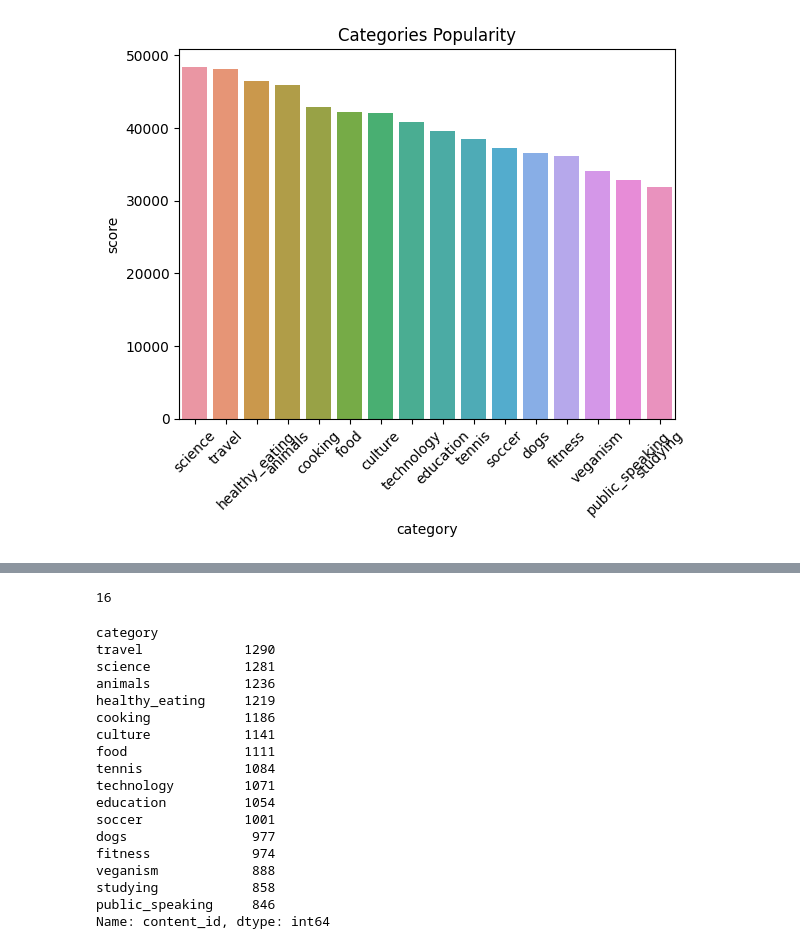
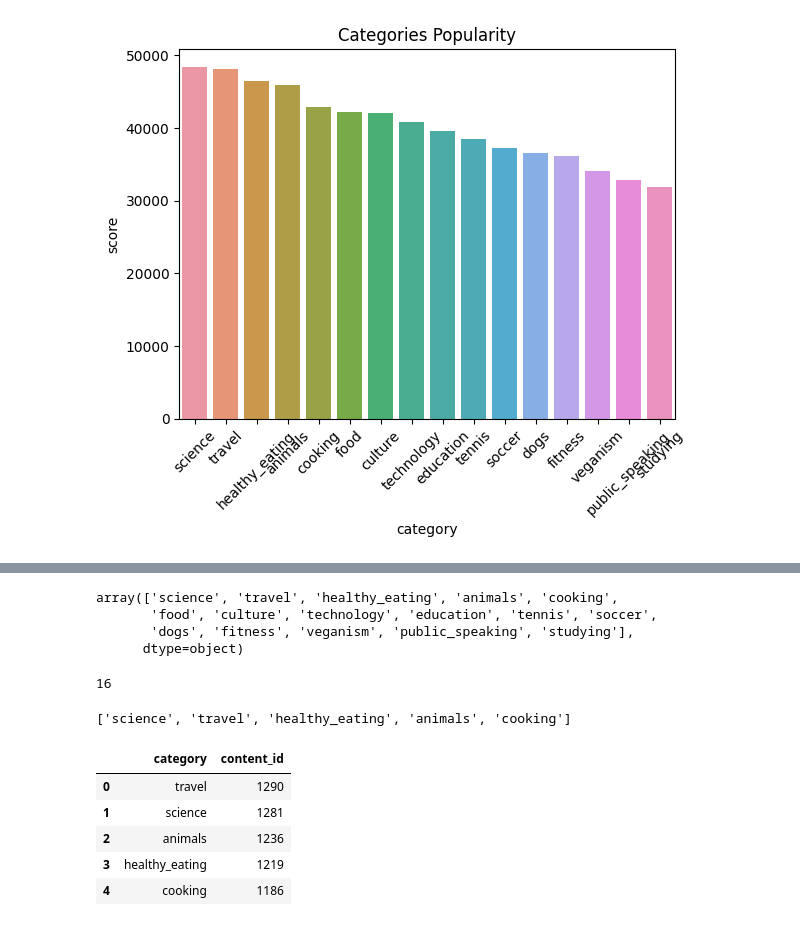
Before and after one commit to sarah-zhan/accenture_project1, a Jupyter notebook: main.ipynb, the cells around one changed output, grey strips where cells are left out. Drawn from its saved outputs; the diff is of its cells as text; code cells hidden in the pictures.

```diff
--- a/main.ipynb
+++ b/main.ipynb
@@ -235,27 +228,32 @@ array(['science', 'travel', 'healthy_eating', 'animals', 'cooking',
-# %%
-grouped.category.count()
-# %% [output]
-16
-# %%
-grouped_reactions = join_table.groupby("category")["content_id"].count().sort_values(ascending=False)
-grouped_reactions = pd.DataFrame(grouped_reactions)
-grouped_reactions = grouped_reactions.reset_index()
-# %% [output]
-category
-travel             1290
-science            1281
-animals            1236
-healthy_eating     1219
-cooking            1186
-culture            1141
-food               1111
-tennis             1084
-technology         1071
-education          1054
-soccer             1001
-dogs                977
-fitness             974
-veganism            888
-studying            858
-public_speaking     846
-Name: content_id, dtype: int64
+# %%
+#unique categories
+grouped.category.unique()
+# %% [output]
+array(['science', 'travel', 'healthy_eating', 'animals', 'cooking',
+       'food', 'culture', 'technology', 'education', 'tennis', 'soccer',
+       'dogs', 'fitness', 'veganism', 'public_speaking', 'studying'],
+      dtype=object)
+# %%
+# How many unique categories are there?
+grouped.category.count()
+# %% [output]
+16
+# %%
+list(grouped.head()["category"])
+# %% [output]
+['science', 'travel', 'healthy_eating', 'animals', 'cooking']
+# %%
+# How many reactions are there to the most popular category?
+grouped_reactions = join_table.groupby("category")["content_id"].count().sort_values(ascending=False)
+grouped_reactions = pd.DataFrame(grouped_reactions)
+grouped_reactions = grouped_reactions.reset_index()
+grouped_reactions = grouped_reactions.rename(columns={"index": "category"})
+grouped_reactions_top5 = grouped_reactions[(grouped_reactions.category == "science") | (grouped_reactions.category == "travel") | (grouped_reactions.category == "healthy_eating") | (grouped_reactions.category == "animals") | (grouped_reactions.category == "cooking")]
+grouped_reactions_top5
+# %% [output]
+|  | category | content_id |
+| 0 | travel | 1290 |
+| 1 | science | 1281 |
+| 2 | animals | 1236 |
+| 3 | healthy_eating | 1219 |
+| 4 | cooking | 1186 |
```
Also changed, not shown: parts of 2 cells of this notebook.
